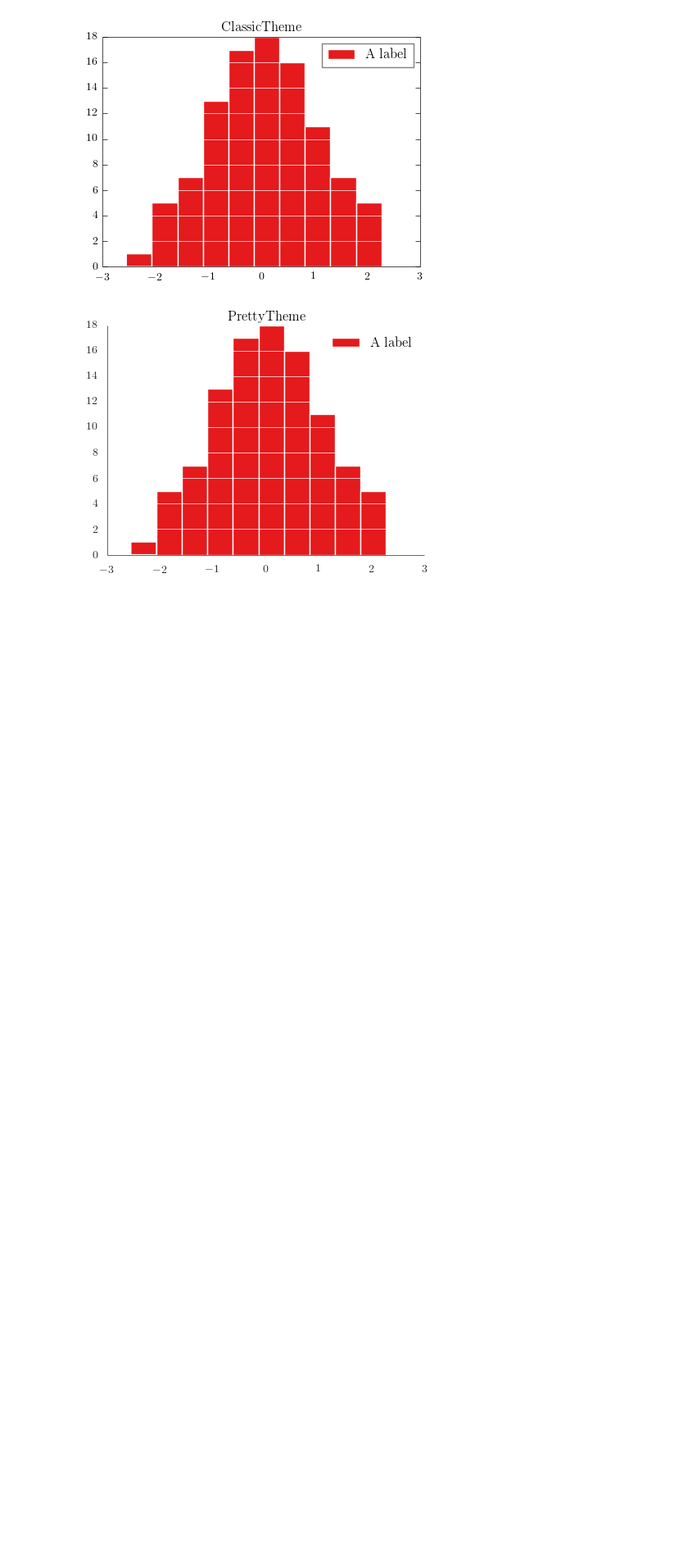
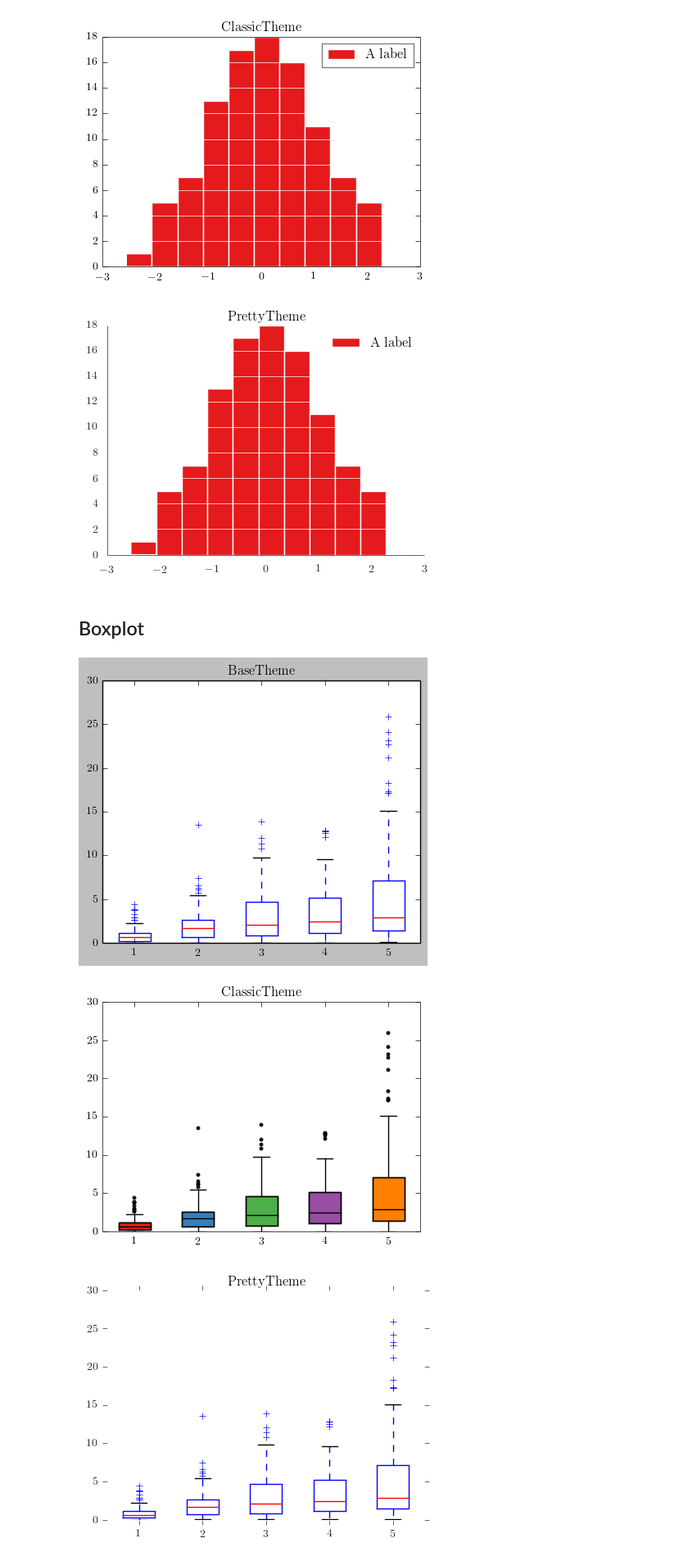
Before and after one commit to spacecowboy/pyplotthemes, a Jupyter notebook: README.ipynb, the cells around one changed output. Shown at 82% size. Saved outputs shown, nothing was run; the diff lists cells and outputs as text; code cells hidden in the pictures; blank space fills up the shorter version.

```diff
--- a/README.ipynb
+++ b/README.ipynb
@@ -153,3 +153,25 @@ for name, theme in zip(names, themes):
 [figure]
 [figure]
 [figure]
+# %% [markdown]
+## Boxplot
+# %%
+def boxtest(theme):
+    np.random.seed(0)
+    theme.figure(figsize=(5,4))
+
+    x = []
+    for j in range(5):
+        x.append(np.random.exponential(j + 1, size=100))
+
+    theme.boxplot(x)
+    #theme.legend(loc='best')
+
+
+for (name, theme) in zip(names, themes):
+    boxtest(theme)
+    theme.title(name)
+# %% [output]
+[figure, added]
+[figure, added]
+[figure, added]
```
